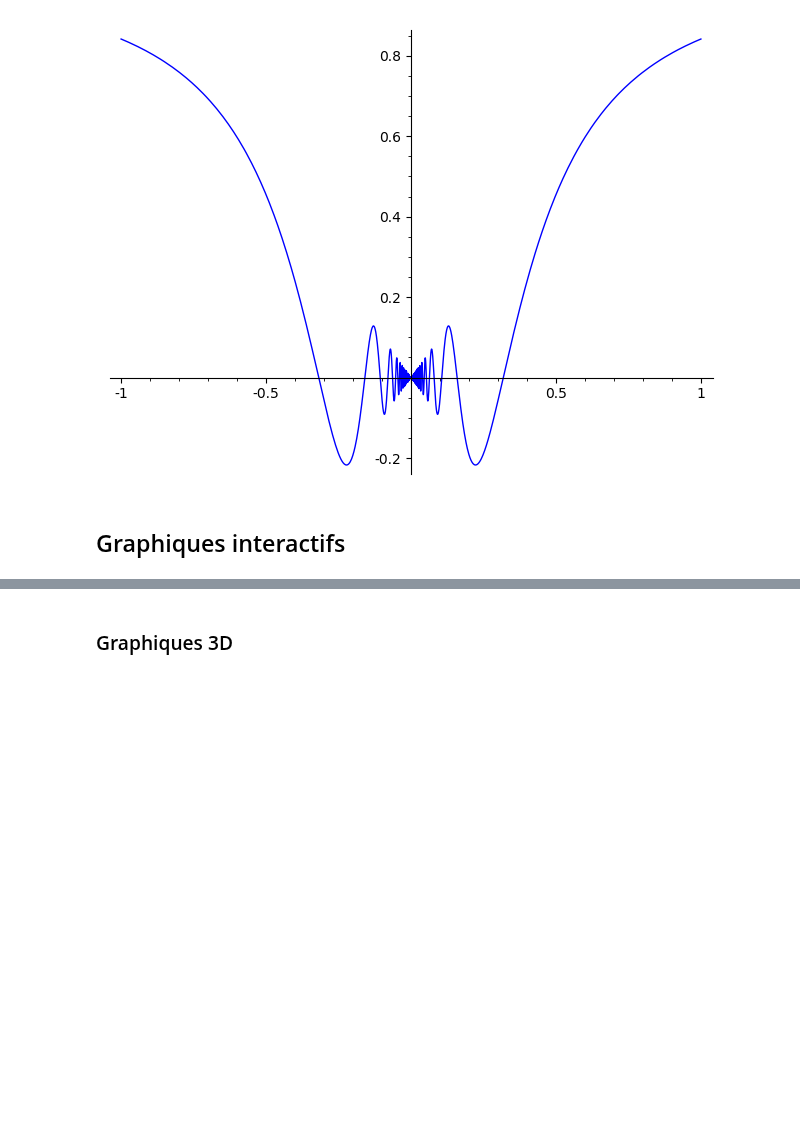
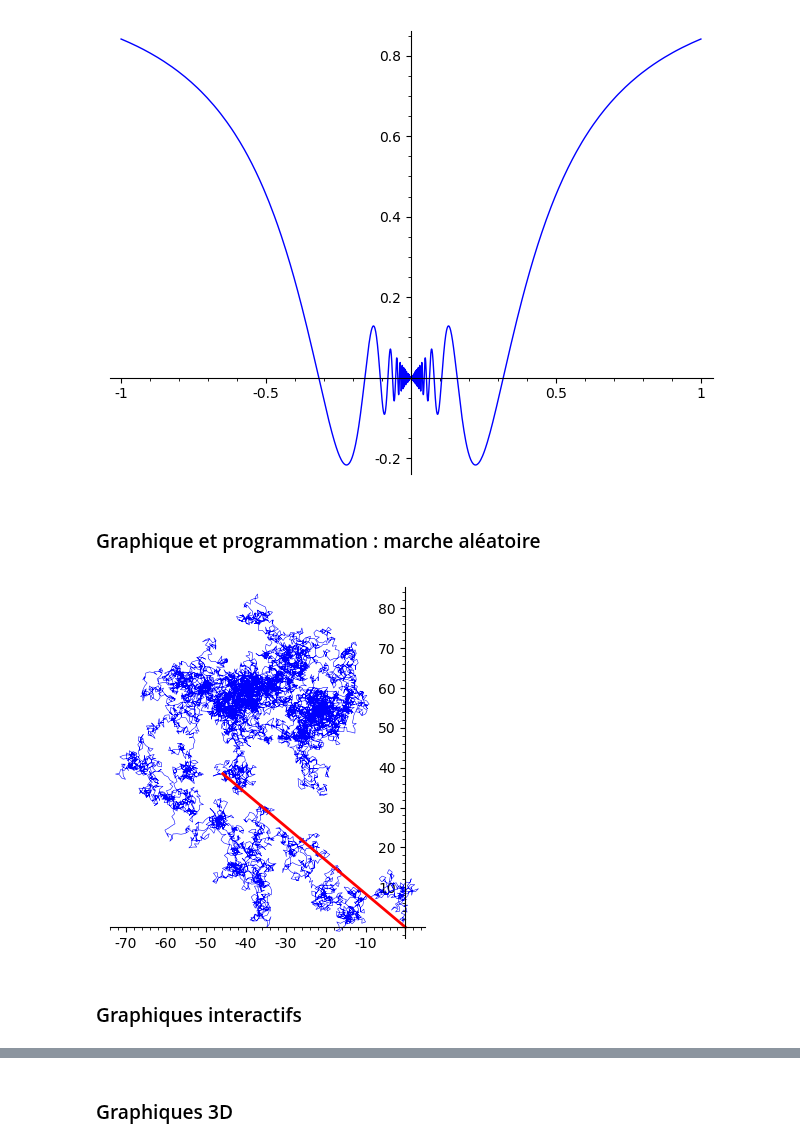
Before and after one commit to nthiery/shared-sage-notebooks, a Jupyter notebook: 2018-11-14-PyParis-Education-SageMath.ipynb, the cells around one changed output, grey strips where cells are left out. Cells and saved outputs as stored; diff of their text form; code cells hidden in the pictures; blank space fills up the shorter version.

Commit message:
Demo PyParis: exemple graphique et prog, liens bouquins, ...

```diff
--- a/2018-11-14-PyParis-Education-SageMath.ipynb
+++ b/2018-11-14-PyParis-Education-SageMath.ipynb
@@ -155,8 +155,23 @@ f.simplify_trig()
 plot(x*sin(1/x))
 # %% [output]
 [figure]
+# %% [markdown]
+### Graphique et programmation : marche aléatoire
+# %%
+n, l, x, y = 10000, 1, 0, 0
+p = [[0, 0]]
+
+for k in range(n):
+    theta = (2 * pi * random()).n(digits=5)
+    x, y = x + l * cos(theta), y + l * sin(theta)
+    p.append([x, y])
+
+g = line(p, thickness=.4) + line([p[n], [0, 0]], color='red', thickness=2)
+g.show(aspect_ratio=1)
+# %% [output]
+[figure, added]
 # %% [markdown]
-## Graphiques interactifs
+### Graphiques interactifs
 # %%
 @interact
 def g(f=x*sin(1/x),
```
Also changed, not shown: parts of 11 cells of this notebook.
